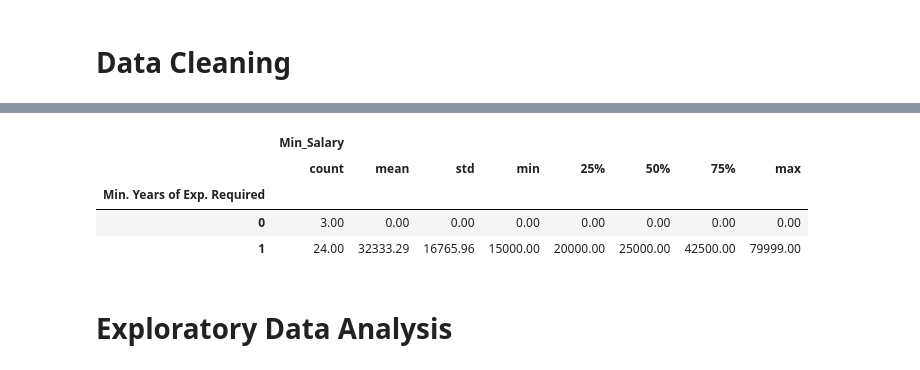
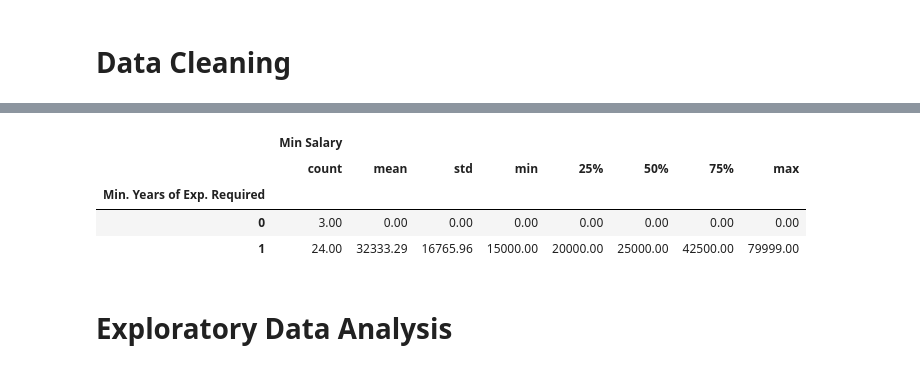
Before and after one commit to heiinhei911/job-insights, a Jupyter notebook: analysis.ipynb, the cells around one changed output, grey strips where cells are left out. Cells and saved outputs as stored; diff of their text form; code cells hidden in the pictures.

```diff
--- a/analysis.ipynb
+++ b/analysis.ipynb
@@ -264,7 +273,7 @@ def clean_salary(salary):
 # #         print(col)
 #         print(min_salary)
 
-df_clean[["Min_Salary", "Max_Salary"]] = df_clean.apply(lambda row: clean_salary(row["Salary"]), axis="columns", result_type="expand").astype({"max":"int", "min":"int"})
+df_clean[["Min Salary", "Max Salary"]] = df_clean.apply(lambda row: clean_salary(row["Salary"]), axis="columns", result_type="expand").astype({"max":"int", "min":"int"})
 df_clean.drop("Salary", axis=1, inplace=True)
 # %%
 df_clean.head()
@@ -298,11 +307,11 @@ Min. Years of Exp. Required  District
                              Tai Po                  1
 Name: count, dtype: int64
 # %%
-min_yoe_vs_min_salary = df_clean[["Min. Years of Exp. Required", "Min_Salary"]]
+min_yoe_vs_min_salary = df_clean[["Min. Years of Exp. Required", "Min Salary"]]
 
-min_yoe_vs_min_salary[df_clean["Min. Years of Exp. Required"]<=1&~(df_clean["Min_Salary"]==0)].groupby("Min. Years of Exp. Required").describe()
+min_yoe_vs_min_salary[df_clean["Min. Years of Exp. Required"]<=1&~(df_clean["Min Salary"]==0)].groupby("Min. Years of Exp. Required").describe()
 # %% [output]
-|  | Min_Salary |  |  |  |  |  |  |  |
+|  | Min Salary |  |  |  |  |  |  |  |
 |  | count | mean | std | min | 25% | 50% | 75% | max |
 | Min. Years of Exp. Required |  |  |  |  |  |  |  |  |
 | 0 | 3.00 | 0.00 | 0.00 | 0.00 | 0.00 | 0.00 | 0.00 | 0.00 |
```
Also changed, not shown: parts of 15 cells of this notebook, 10 other files.
